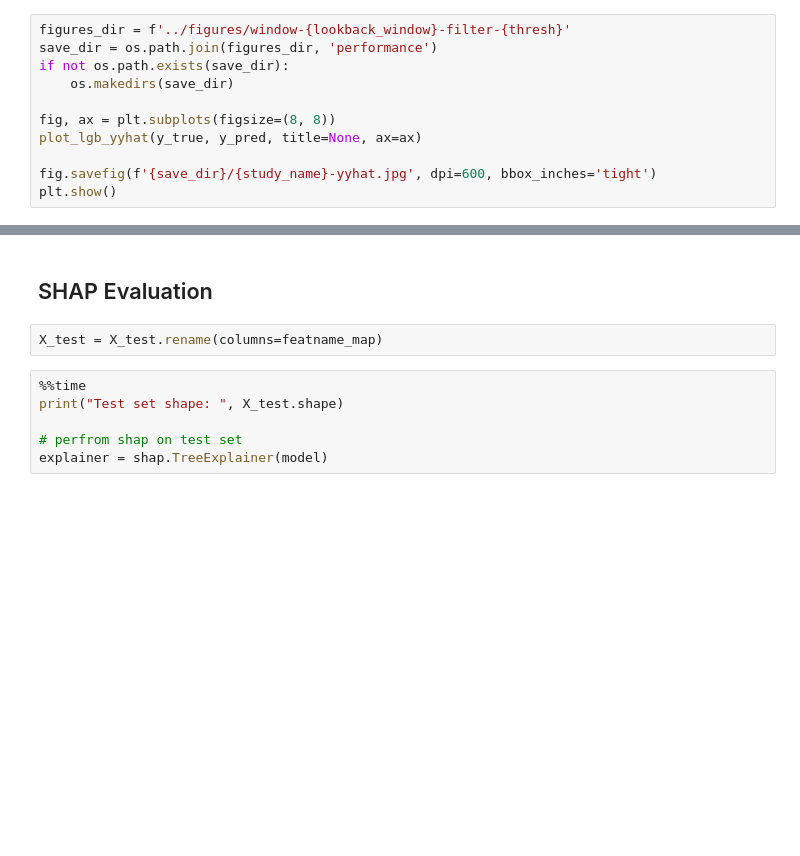
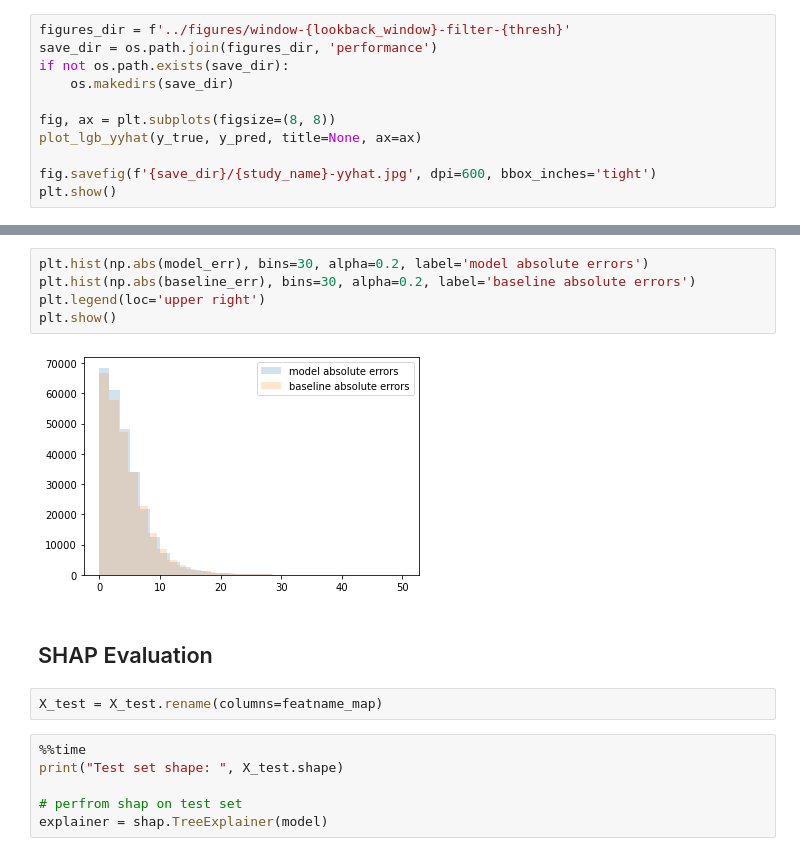
Before and after one commit to mikedataCrunch/paturo-vehicle-speeds, a Jupyter notebook: notebooks/lgbm-eval.ipynb, the cells around one changed output, grey strips where cells are left out. Cells and saved outputs as stored; diff of their text form; blank space fills up the shorter version.

```diff
--- a/notebooks/lgbm-eval.ipynb
+++ b/notebooks/lgbm-eval.ipynb
@@ -298,7 +366,14 @@ print("p-value: ", p_val)
+# %%
+plt.hist(np.abs(model_err), bins=30, alpha=0.2, label='model absolute errors')
+plt.hist(np.abs(baseline_err), bins=30, alpha=0.2, label='baseline absolute errors')
+plt.legend(loc='upper right')
+plt.show()
+# %% [output]
+[figure, added]
 # %% [markdown]
 ## SHAP Evaluation
-# %%
-X_test = X_test.rename(columns=featname_map)
+# %%
+X_test = X_test.rename(columns=featname_map)
 # %%
 %%time
 print("Test set shape: ", X_test.shape)
```
Also changed, not shown: parts of 30 cells of this notebook.
